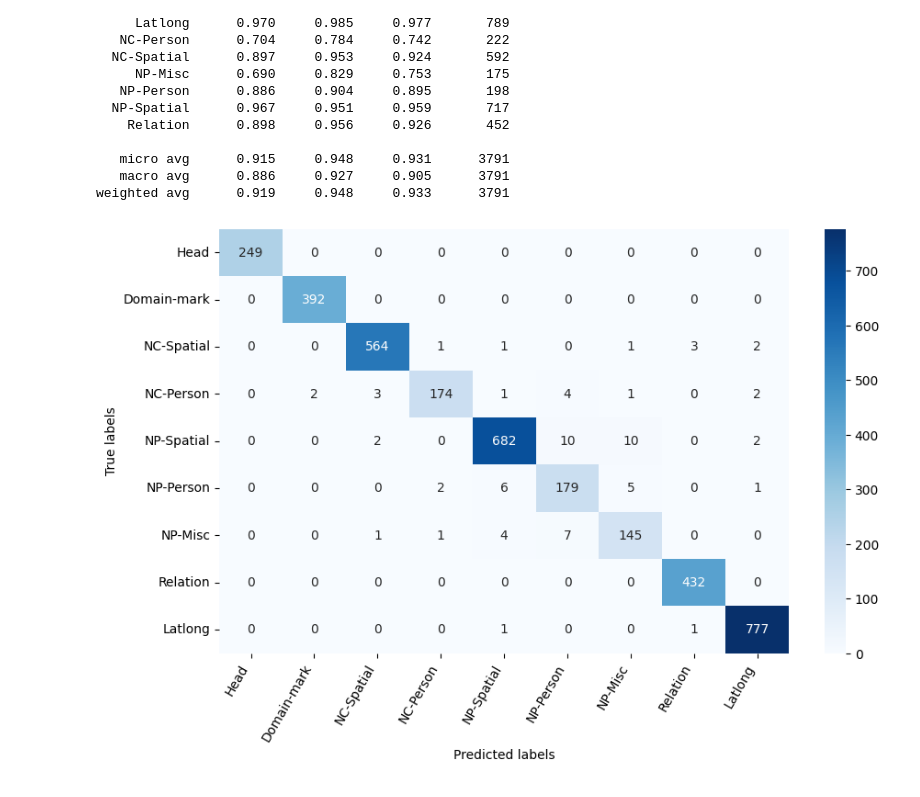
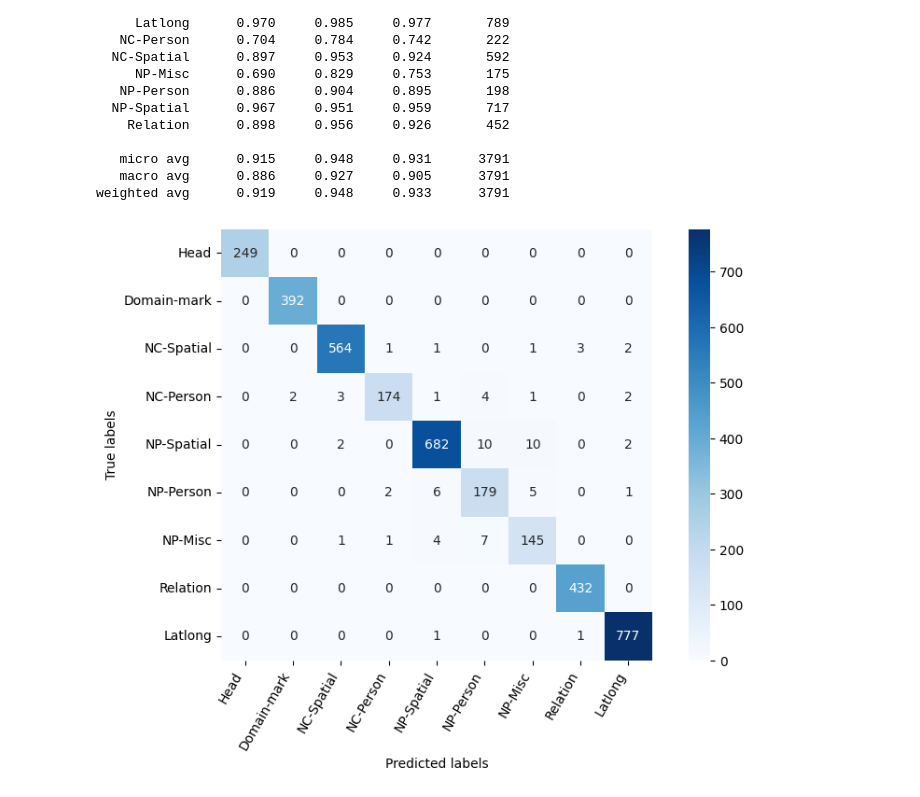
Before and after one commit to GEODE-project/ner-bert, a Jupyter notebook: evaluate_camembert_span_classification.ipynb, the cells around one changed output. Saved outputs shown, nothing was run; the diff lists cells and outputs as text; code cells hidden in the pictures.

```diff
--- a/evaluate_camembert_span_classification.ipynb
+++ b/evaluate_camembert_span_classification.ipynb
@@ -174,24 +174,26 @@ weighted avg      0.919     0.948     0.933      3791
 # %%
 # Assuming you have the true labels and predicted labels stored in the variables true_labels and predicted_labels
 
 # Compute the confusion matrix
 cm = confusion_matrix(trues_flat, preds_flat)
 
 # Get the unique class labels
 class_labels = np.unique(np.concatenate((trues_flat, preds_flat)))
 
 # Create a DataFrame from the confusion matrix
 df_cm = pd.DataFrame(cm, index=class_labels, columns=class_labels)
 df_cm = df_cm.loc[tagset_filter] # reorder
 df_cm = df_cm[tagset_filter]
 
+
+
 # Create a heatmap using seaborn
 plt.figure(figsize=(10, 6))
-sns.heatmap(df_cm, annot=True, cmap='Blues', fmt='d')
+sns.heatmap(df_cm, annot=True, cmap='Blues', fmt='d', square=True)
 
 plt.xlabel('Predicted labels')
 plt.ylabel('True labels')
 plt.xticks(rotation=60, ha='right')
 plt.show()
 # %% [output]
-[figure, old version]
+[figure, new version]
```
Also changed, not shown: parts of 1 cell of this notebook.
